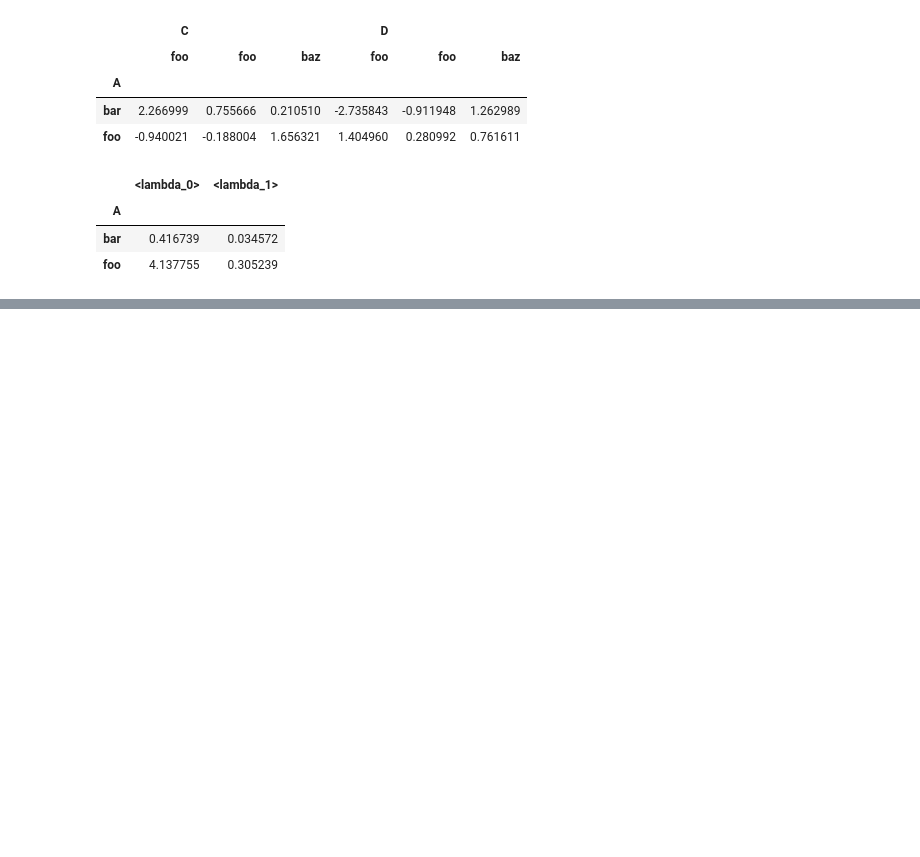
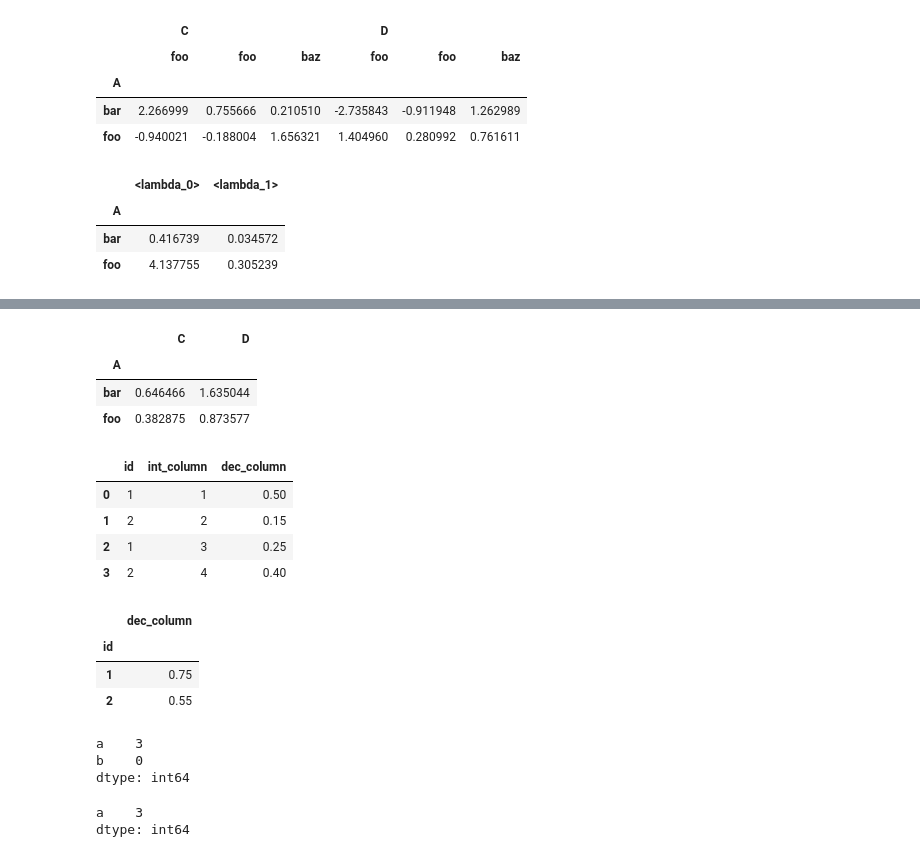
Before and after one commit to ilyak93/self-studying, a Jupyter notebook: DataEngineering/pandas/pandas_groupby.ipynb, the cells around one changed output, grey strips where cells are left out. Cells and saved outputs as stored; diff of their text form; code cells hidden in the pictures; blank space fills up the shorter version.

```diff
--- a/DataEngineering/pandas/pandas_groupby.ipynb
+++ b/DataEngineering/pandas/pandas_groupby.ipynb
@@ -1821,0 +1834,68 @@ df.groupby("A", group_keys=False).apply(lambda x: x, include_groups=True)
+# %%
+df.groupby("A").std(numeric_only=True)
+# %% [output]
+|  | C | D |
+| A |  |  |
+| bar | 0.646466 | 1.635044 |
+| foo | 0.382875 | 0.873577 |
+# %%
+from decimal import Decimal
+
+df_dec = pd.DataFrame(
+
+    {
+
+        "id": [1, 2, 1, 2],
+
+        "int_column": [1, 2, 3, 4],
+
+        "dec_column": [
+
+            Decimal("0.50"),
+
+            Decimal("0.15"),
+
+            Decimal("0.25"),
+
+            Decimal("0.4\[0"),
+
+        ],
+
+    }
+
+)
+
+
+df_dec
+# %% [output]
+|  | id | int_column | dec_column |
+| 0 | 1 | 1 | 0.50 |
+| 1 | 2 | 2 | 0.15 |
+| 2 | 1 | 3 | 0.25 |
+| 3 | 2 | 4 | 0.40 |
+# %%
+df_dec.groupby(["id"])[["dec_column"]].sum()
+# %% [output]
+|  | dec_column |
+| id |  |
+| 1 | 0.75 |
+| 2 | 0.55 |
+# %%
+pd.Series([1, 1, 1]).groupby(
+
+    pd.Categorical(["a", "a", "a"], categories=["a", "b"]), observed=False
+
+).count()
+# %% [output]
+a    3
+b    0
+dtype: int64
+# %%
+pd.Series([1, 1, 1]).groupby(
+
+    pd.Categorical(["a", "a", "a"], categories=["a", "b"]), observed=True
+
+).count()
+# %% [output]
+a    3
+dtype: int64
```
Also changed, not shown: parts of 169 cells of this notebook.
